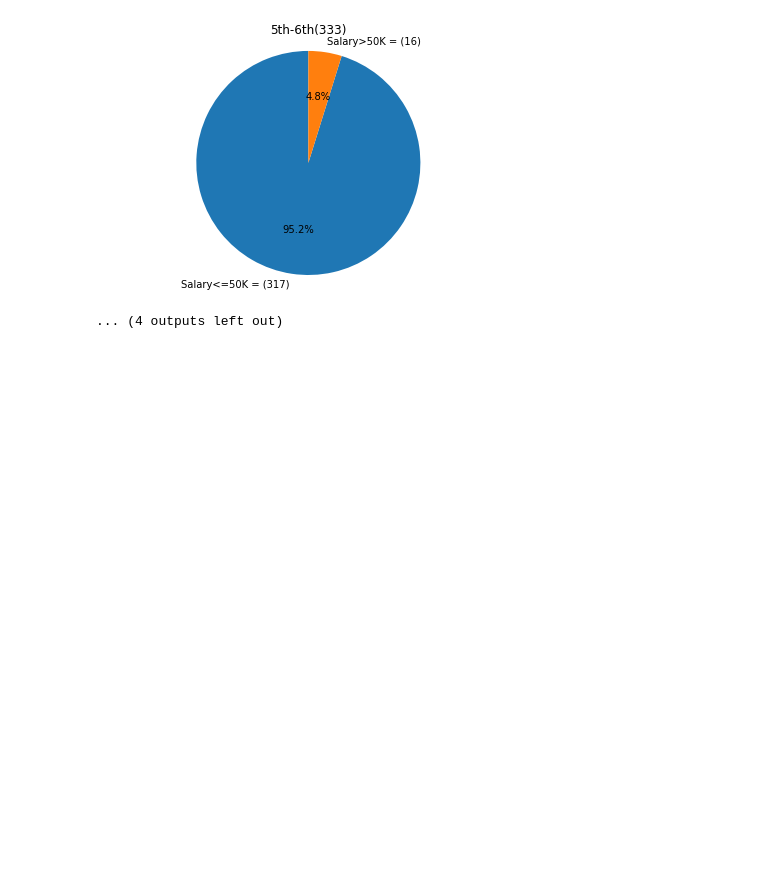
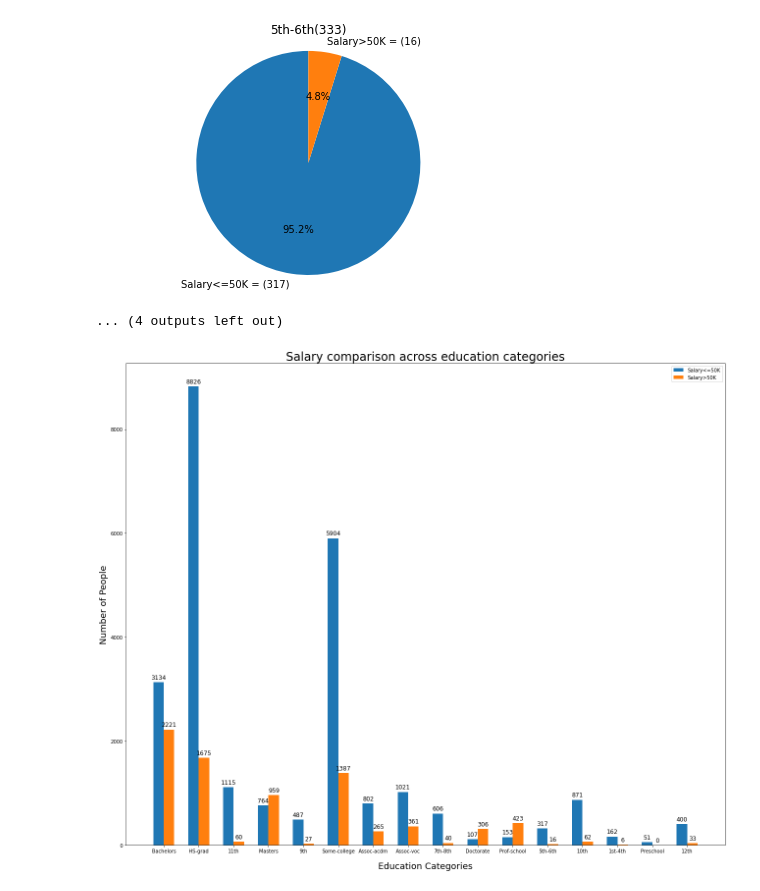
Before and after one commit to pranayboggarapu/DataVisualization, a Jupyter notebook: CourseProject.ipynb, the cells around one changed output. Saved outputs shown, nothing was run; the diff lists cells and outputs as text; code cells hidden in the pictures; blank space fills up the shorter version.

Commit message:
Added stack bar charts, whisker plots and scatter plots
Added stack bar charts, whisker plots and scatter plots for education category, education num, capital gain and capital loss columns.

```diff
--- a/CourseProject.ipynb
+++ b/CourseProject.ipynb
@@ -129,22 +129,25 @@ Name: 14, dtype: object
 uniqueEducationValues = actualDataFrame[ColumnNames.Education.value].unique()
 pieLabels = ['Salary<=50K', 'Salary>50K']
 educationSalaryValues = {}
+educationSalaryComplementaryValues = {}
 
 for differentEducationValues in uniqueEducationValues:
-    educationSalaryValues.setdefault(differentEducationValues, [0,0])
+    educationSalaryValues.setdefault(differentEducationValues, 0)
     educationSpecificData = actualDataFrame.loc[actualDataFrame[ColumnNames.Education.value] == differentEducationValues]
     individualEducationCountLessThanFiftyK = len(educationSpecificData.loc[educationSpecificData[ColumnNames.SalaryLessThanFifty.value] == True])
-    educationSalaryValues[differentEducationValues] = [individualEducationCountLessThanFiftyK, len(educationSpecificData) - individualEducationCountLessThanFiftyK]
-    educationSpecificPieLabels = [pieLabel+' = ('+str(eduSalaryValue)+')' for pieLabel,eduSalaryValue in zip(pieLabels, educationSalaryValues[differentEducationValues])]
+    educationSalaryValues[differentEducationValues] = individualEducationCountLessThanFiftyK
+    educationSalaryComplementaryValues[differentEducationValues] = len(educationSpecificData)-individualEducationCountLessThanFiftyK
+    educationSalaryBothValues = [individualEducationCountLessThanFiftyK, len(educationSpecificData)-individualEducationCountLessThanFiftyK]
+    educationSpecificPieLabels = [pieLabel+' = ('+str(eduSalaryValue)+')' for pieLabel,eduSalaryValue in zip(pieLabels, educationSalaryBothValues)]
     fig,ax = plt.subplots()
 
-    patches, texts, autotexts = ax.pie(educationSalaryValues[differentEducationValues], labels=educationSpecificPieLabels, autopct='%1.1f%%', startangle=90, shadow=False)
+    patches, texts, autotexts = ax.pie(educationSalaryBothValues, labels=educationSpecificPieLabels, autopct='%1.1f%%', startangle=90, shadow=False)
     for text in texts:
         text.set_color('black')
     for autotext in autotexts:
         autotext.set_color('black')
     ax.axis('equal')
-    ax.set_title('{0}({1})'.format(differentEducationValues, reduce(lambda x,y: x+y, educationSalaryValues[differentEducationValues])))
+    ax.set_title('{0}({1})'.format(differentEducationValues, reduce(lambda x,y: x+y, educationSalaryBothValues)))
     plt.tight_layout()
     plt.show()
 # %% [output]
@@ -165,0 +167,28 @@ for differentEducationValues in uniqueEducationValues:
+# %%
+#stacked bar chart for each education category vs (Salary <=50k, Salary>50k)
+labels = [x for x in educationSalaryComplementaryValues.keys()]
+salLessThanFifty = [x for x in educationSalaryValues.values()]
+salMoreThanFifty = [x for x in educationSalaryComplementaryValues.values()]
+
+x = np.arange(len(labels))  # the label locations
+width = 0.30  # the width of the bars
+
+fig, ax = plt.subplots(figsize=(18, 15))
+rects1 = ax.bar(x - width/2, salLessThanFifty, width, label='Salary<=50K')
+rects2 = ax.bar(x + width/2, salMoreThanFifty, width, label='Salary>50K')
+
+# # Add some text for labels, title and custom x-axis tick labels, etc.
+ax.set_xlabel('Education Categories', fontsize=18, labelpad=17)
+ax.set_ylabel('Number of People', fontsize=18)
+ax.set_title('Salary comparison across education categories', fontsize=24)
+ax.set_xticks(x, labels)
+ax.legend()
+
+ax.bar_label(rects1, padding=3, fontsize=12)
+ax.bar_label(rects2, padding=3, fontsize=12)
+
+fig.tight_layout()
+
+plt.show()
+# %% [output]
+[figure, added]
```
Also changed, not shown: parts of 11 cells of this notebook.
